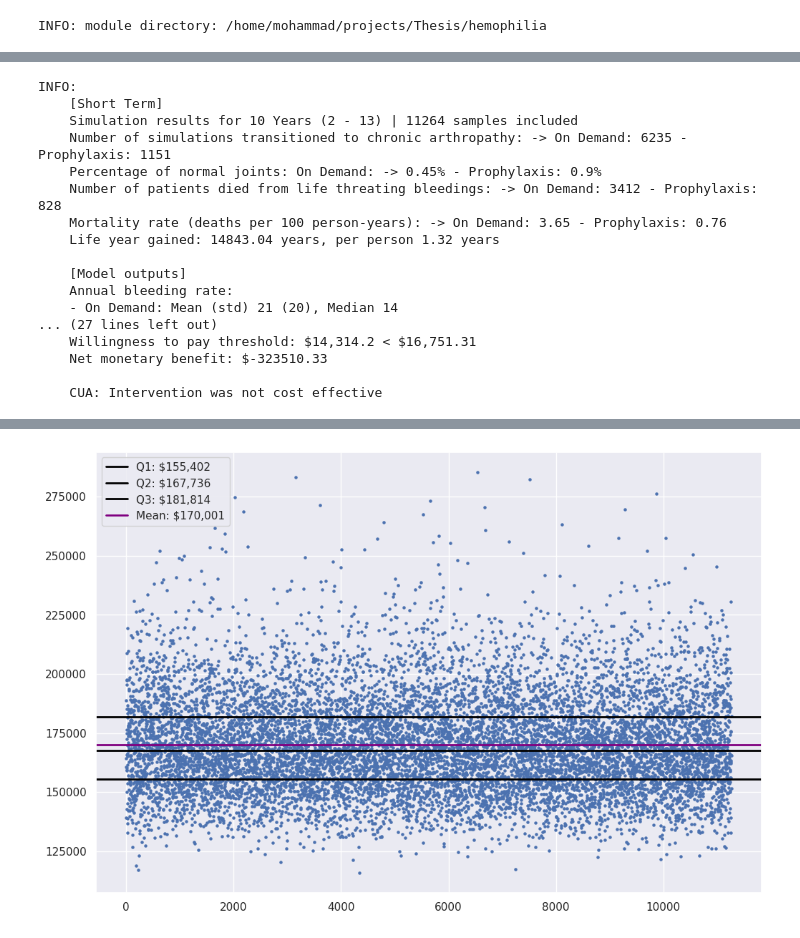
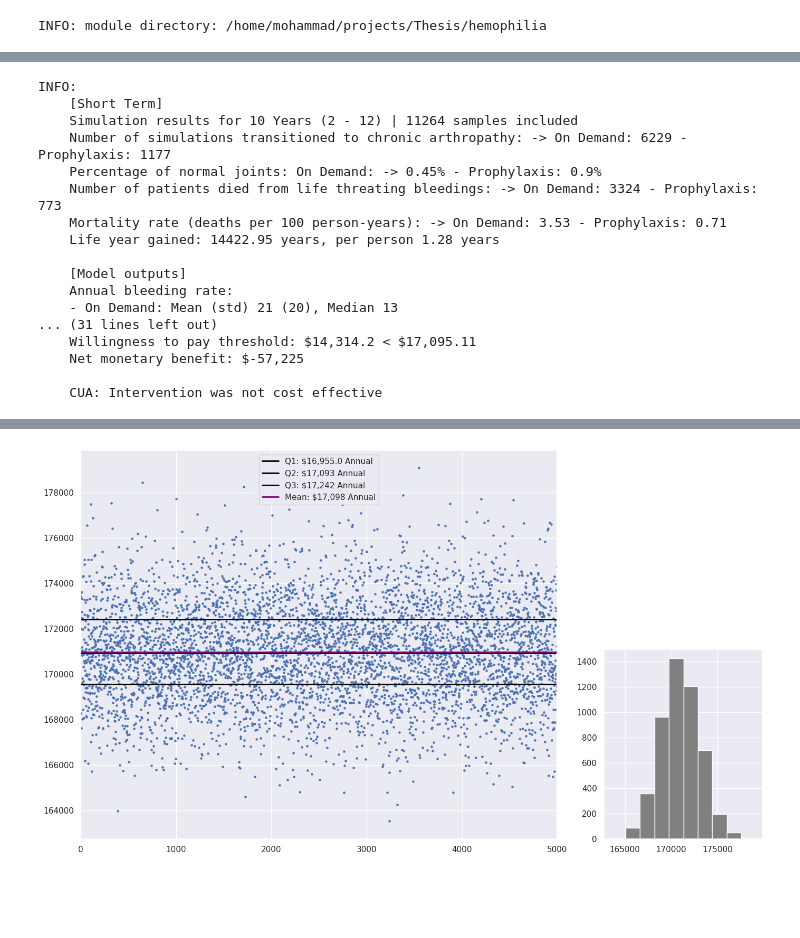
Before and after one commit to MohammadHashemian/SimpleMarkovChain, a Jupyter notebook: notebooks/03_hemophilia_cua_youngs.ipynb, the cells around one changed output, grey strips where cells are left out. Cells and saved outputs as stored; diff of their text form; code cells hidden in the pictures; blank space fills up the shorter version.

Commit message:
Cost-Effectiveness Acceptability Curve

```diff
--- a/notebooks/03_hemophilia_cua_youngs.ipynb
+++ b/notebooks/03_hemophilia_cua_youngs.ipynb
@@ -252,7 +284,7 @@ if debug:
 # Report Incremental cost effectiveness ratio [√]
 # Report Net monetary benefit [√]
 # %%
-SAMPLE_SIZE = len(on_demand_inputs)
+SIM_YEARS = int(short_steps/constants.WOY)
 DC = round((pro_df["costs"].mean() - od_df["costs"].mean()), 2)  # per patient
 DQ = round((pro_df["qalys"].mean() - od_df["qalys"].mean()), 2)  # per patient
 DC_TOTAL = round(pro_df["costs"].sum() - od_df["costs"].sum(), 2)
@@ -266,14 +298,14 @@ ICER_LTG = DC_TOTAL / LYG_TOTAL
 
 
 # Net monetary benefits
-NMB = round((constants.WTP_THRESHOLD * (DQ)) - (DC), 2)
+NMB = round((constants.WTP_THRESHOLD * SIM_YEARS * (DQ)) - (DC), 2)
 # TODO:
 # - Number of died patients are not rational, tune the model with accurate rate
 # - Make sure the transitioning probability to arthropathy is valid
 logger.info(
     f"""
     [Short Term]
-    Simulation results for {int(short_steps/constants.WOY)} Years (2 - 13) | {SAMPLE_SIZE} samples included
+    Simulation results for {int(short_steps/constants.WOY)} Years ({int(ssp/52)} - {int((ssp + short_steps)/52)}) | {SAMPLE_SIZE} samples included
     Number of simulations transitioned to chronic arthropathy: -> On Demand: {od_df["is_arthropathy"].sum()} - Prophylaxis: {pro_df["is_arthropathy"].sum()}
     Percentage of normal joints: On Demand: -> {round(1 - (od_df['is_arthropathy'].sum()/SAMPLE_SIZE), 2)}% - Prophylaxis: {round(1 - (pro_df['is_arthropathy'].sum()/SAMPLE_SIZE), 2)}%
     Number of patients died from life threating bleedings: -> On Demand: {od_df["is_dead"].sum()} - Prophylaxis: {pro_df['is_dead'].sum()}
@@ -303,15 +335,19 @@ logger.info(
     - On Demand: ${int(od_df['annual_costs'].mean() / od_df['mean_weight'].mean()):,}
     - Prophylaxis: ${int(pro_df['annual_costs'].mean() / pro_df['mean_weight'].mean()):,}
 
+    Annual burden of disease for {SAMPLE_SIZE} patients (Factor VIII only):
+    - On Demand: ${int(od_df['annual_costs'].sum()):,}
+    - Prophylaxis: ${int(pro_df['annual_costs'].sum()):,}
+
     Quality adjusted life year:
     - On Demand: Mean (std) {round(od_df['qalys'].mean(), 2)}, ({round(od_df['qalys'].std(), 2)}), Median {round(od_df['qalys'].median(), 2)}
     - Prophylaxis: Mean (std) {round(pro_df['qalys'].mean(), 2)}, ({round(pro_df['qalys'].std(), 2)}) | Median {round(pro_df['qalys'].median(), 2)}
 
     Conclusions:
-    {DQ} qaly gained with ${DC:,} increase in cost of treatment, (Annually: ${DC_ANNUAL:,})
+    {DQ} qaly gained with ${DC:,} increase in cost of treatment
     Incremental cost effectiveness ratio: ${int(ICER):,} | ICER LYG: ${int(ICER_LTG):,}
     Willingness to pay threshold: ${round(constants.WTP_THRESHOLD, 2):,} {'>' if constants.WTP_THRESHOLD > ICER_ANNUAL else '<'} ${ICER_ANNUAL:,}
-    Net monetary benefit: ${NMB}
+    Net monetary benefit: ${int(NMB):,}
 
     CUA: Intervention was {'' if NMB > 0 else 'not'} cost effective
     """
@@ -319,51 +355,70 @@ logger.info(
 # %% [output]
 INFO:
     [Short Term]
-    Simulation results for 10 Years (2 - 13) | 11264 samples included
-    Number of simulations transitioned to chronic arthropathy: -> On Demand: 6235 - Prophylaxis: 1151
+    Simulation results for 10 Years (2 - 12) | 11264 samples included
+    Number of simulations transitioned to chronic arthropathy: -> On Demand: 6229 - Prophylaxis: 1177
     Percentage of normal joints: On Demand: -> 0.45% - Prophylaxis: 0.9%
-    Number of patients died from life threating bleedings: -> On Demand: 3412 - Prophylaxis: 828
-    Mortality rate (deaths per 100 person-years): -> On Demand: 3.65 - Prophylaxis: 0.76
-    Life year gained: 14843.04 years, per person 1.32 years
+    Number of patients died from life threating bleedings: -> On Demand: 3324 - Prophylaxis: 773
+    Mortality rate (deaths per 100 person-years): -> On Demand: 3.53 - Prophylaxis: 0.71
+    Life year gained: 14422.95 years, per person 1.28 years
 
     [Model outputs]
     Annual bleeding rate:
-    - On Demand: Mean (std) 21 (20), Median 14
-... (27 lines left out)
-    Willingness to pay threshold: $14,314.2 < $16,751.31
-    Net monetary benefit: $-323510.33
+    - On Demand: Mean (std) 21 (20), Median 13
+... (31 lines left out)
+    Willingness to pay threshold: $14,314.2 < $17,095.11
+    Net monetary benefit: $-57,225
 
     CUA: Intervention was not cost effective
 # %%
+from matplotlib.gridspec import GridSpec
 logger.info(
     """
     Bootstrapping model outputs to calculate ICER IQR and SD
     """
 )
 ICERS = []
-for i in range(SAMPLE_SIZE):
-    od = od_df.sample(n=128)
-    pro = pro_df.sample(n=128)
+BOOTS_ITER = 5000
+start = time()
+for _ in range(BOOTS_ITER):
+    od = od_df.sample(n=SAMPLE_SIZE, replace=True)
+    pro = pro_df.sample(n=SAMPLE_SIZE, replace=True)
     dc = pro["costs"].sum() - od["costs"].sum()
     dq = pro["qalys"].sum() - od["qalys"].sum()
     if np.isfinite(dc) and np.isfinite(dq) and dq != 0:
         ICERS.append(dc / dq)
+logger.info(
+    f"Bootstrapping with {BOOTS_ITER} iterations took {round(time() - start, 2)} seconds"
+)
+
 ICERS = np.array(ICERS)
-pairs = [(i, y) for i, y in enumerate(ICERS)]
-fig, ax = plt.subplots(1, 1, figsize=(12, 8))
-ax.scatter(x=[i[0] for i in pairs], y=[i[1] for i in pairs], s=5)
+pairs = {i: y for i, y in enumerate(ICERS)}
+X = list(pairs.keys())
+Y = list(pairs.values())
+
+fig = plt.figure(figsize=(14, 8))
+
+gs = GridSpec(2, 2, width_ratios=(3, 1), height_ratios=(1, 1))
+ax1 = fig.add_subplot(gs[: , :-1])
+ax2 = fig.add_subplot(gs[-1, -1])
+ax1.scatter(X, Y, s=5)
+ax2.hist(Y, color='gray')
+
 
 Q1 = np.percentile(ICERS, 25).astype(float)
 Q2 = np.percentile(ICERS, 50).astype(float)
 Q3 = np.percentile(ICERS, 75).astype(float)
 ICERS_MEAN = ICERS.mean()
 
-ax.axhline(Q1, color="black", linewidth=2, label=f"Q1: ${int(Q1):,}")
-ax.axhline(Q2, color="black", linewidth=2, label=f"Q2: ${int(Q2):,}")
-ax.axhline(Q3, color="black", linewidth=2, label=f"Q3: ${int(Q3):,}")
-ax.axhline(ICERS_MEAN, color="purple", linewidth=2, label=f"Mean: ${int(ICERS_MEAN):,}")
-
-ax.legend()
+ax1.axhline(Q1, color="black", linewidth=2, label=f"Q1: ${int(Q1)/ SIM_YEARS:,} Annual")
+ax1.axhline(Q2, color="black", linewidth=2, label=f"Q2: ${int(Q2/ SIM_YEARS):,} Annual")
+ax1.axhline(Q3, color="black", linewidth=2, label=f"Q3: ${int(Q3/ SIM_YEARS):,} Annual")
+ax1.axhline(
+    ICERS_MEAN, color="purple", linewidth=2, label=f"Mean: ${int(ICERS_MEAN / SIM_YEARS):,} Annual"
+)
+ax1.set_xlim(left=0, right=ICERS.shape[0])
+ax1.legend()
+fig.tight_layout()
 
 logger.info(
     f"""
@@ -379 +435 @@ INFO:
-[figure, old version]
+[figure, new version]
```
Also changed, not shown: parts of 8 cells of this notebook, 4 other files.
